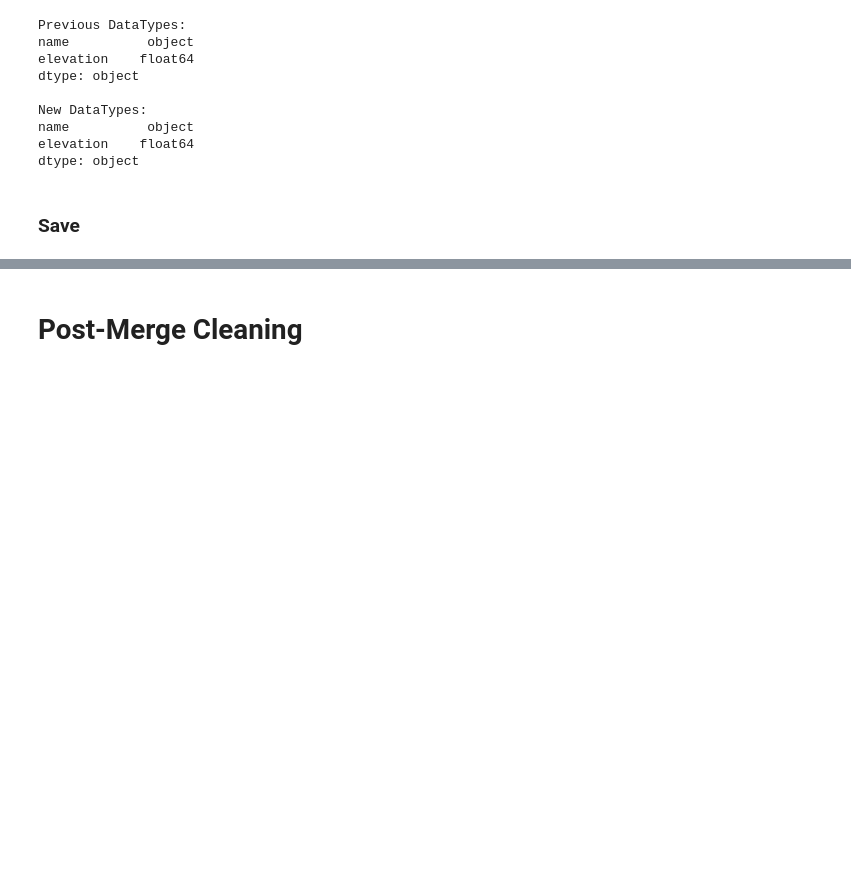
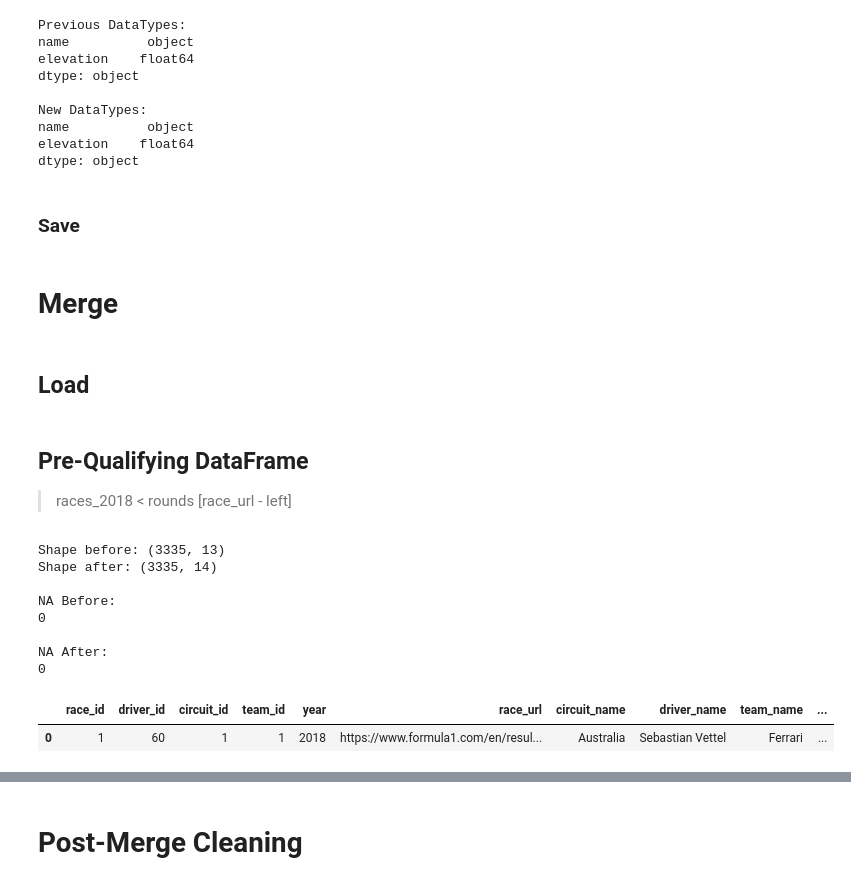
Before and after one commit to JackRWilson/Formula-1-Predictions-Project, a Jupyter notebook: notebooks/data_cleaning.ipynb, the cells around one changed output, grey strips where cells are left out. Drawn from its saved outputs; the diff is of its cells as text; code cells hidden in the pictures; blank space fills up the shorter version.

```diff
--- a/notebooks/data_cleaning.ipynb
+++ b/notebooks/data_cleaning.ipynb
@@ -1691,3 +1805,7 @@ dtype: object
 ### Save
 # %%
 locations.to_csv('../data/clean/locations_clean.csv', encoding='utf-8', index=False)
+# %% [markdown]
+# Merge
+# %% [markdown]
+## Load
@@ -1693,0 +1826,24 @@ locations.to_csv('../data/clean/locations_clean.csv', encoding='utf-8', index=Fa
+# %% [markdown]
+## Pre-Qualifying DataFrame
+> races_2018 < rounds [race_url - left]
+# %%
+print(f'Shape before: {races_2018.shape}')
+na = races_2018.isna().sum().sum()
+
+f1_data_m1 = races_2018.merge(rounds, on='race_url', how='left')
+
+print(f'Shape after: {f1_data_m1.shape}')
+print(f'\nNA Before:\n{na}')
+print(f'\nNA After:\n{f1_data_m1.isna().sum().sum()}')
+display(f1_data_m1.head(1))
+# %% [output]
+Shape before: (3335, 13)
+Shape after: (3335, 14)
+
+NA Before:
+0
+
+NA After:
+0
+|  | race_id | driver_id | circuit_id | team_id | year | race_url | circuit_name | driver_name | team_name | ... |
+| 0 | 1 | 60 | 1 | 1 | 2018 | https://www.formula1.com/en/resul... | Australia | Sebastian Vettel | Ferrari | ... |
```
Also changed, not shown: parts of 16 cells of this notebook, 1 other file.
